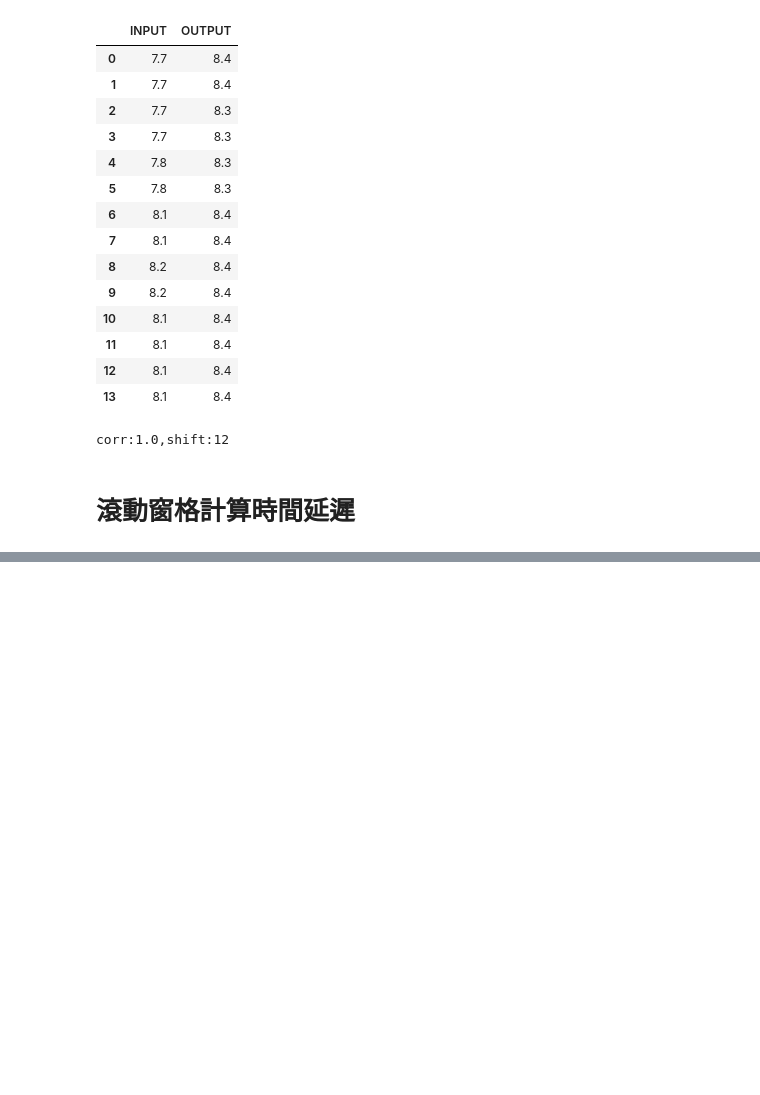
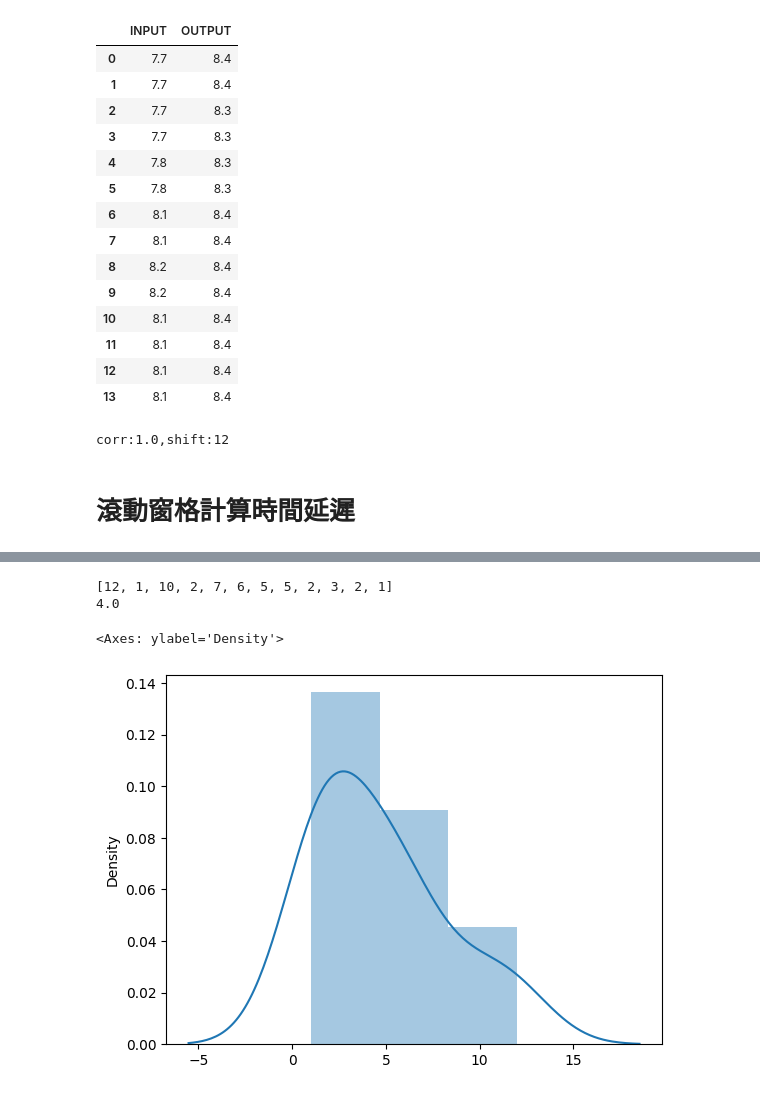
Before and after one commit to skywalker0803r/Wastewater-Biological-Treatment, a Jupyter notebook: Observation_time_delay(2023_4_16討論).ipynb, the cells around one changed output, grey strips where cells are left out. Saved outputs shown, nothing was run; the diff lists cells and outputs as text; code cells hidden in the pictures; blank space fills up the shorter version.

```diff
--- a/Observation_time_delay(2023_4_16討論).ipynb
+++ b/Observation_time_delay(2023_4_16討論).ipynb
@@ -262,0 +271,21 @@ np.median(delay_list)
+# %%
+from tqdm import tqdm_notebook as tqdm
+import seaborn as sns
+delay_list = []
+input_cod = 'PHL_T751-pH'
+output_cod = 'PHL_A771-pH'
+cols = [input_cod,output_cod]
+for idx1 in tqdm(range(1000)):
+  idx2 = idx1+14
+  table = Visualize_two_columns(df=df,cols=cols,idx1=idx1,idx2=idx2,plot=False)
+  max_corr,max_shift = Find_the_most_likely_delay_time(table.iloc[idx1:idx2,:],'INPUT','OUTPUT')
+  if max_corr != -1:
+    delay_list.append(max_shift)
+print(delay_list)
+print(np.median(delay_list))
+sns.distplot(delay_list)
+# %% [output]
+[12, 1, 10, 2, 7, 6, 5, 5, 2, 3, 2, 1]
+4.0
+<Axes: ylabel='Density'>
+[figure, added]
```
Also changed, not shown: parts of 6 cells of this notebook.
